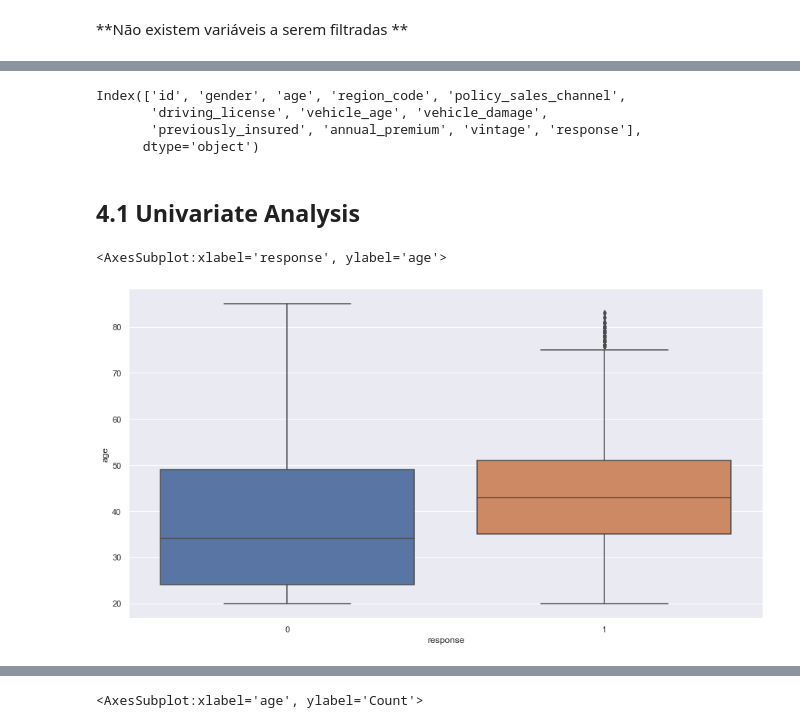
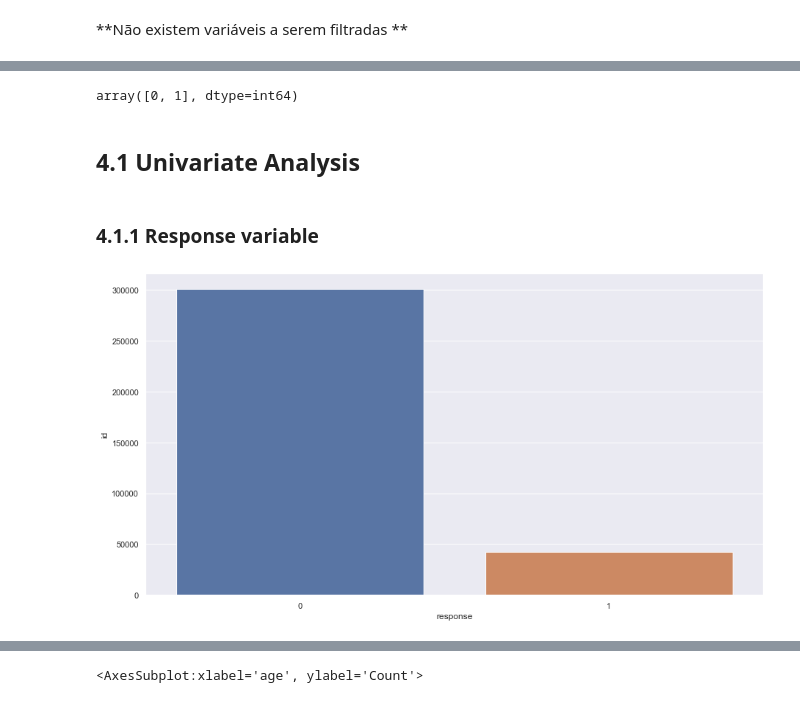
Before and after one commit to VanderCaneppelle/cross_sell, a Jupyter notebook: learn_to_rank_model_01.ipynb, the cells around one changed output, grey strips where cells are left out. Saved outputs shown, nothing was run; the diff lists cells and outputs as text; code cells hidden in the pictures.

```diff
--- a/learn_to_rank_model_01.ipynb
+++ b/learn_to_rank_model_01.ipynb
@@ -270,0 +327,12 @@ df2 = df1.copy()
+# %%
+# separando dados de teste
+
+# removendo a variavel target dos dados de teste
+X = df1.drop('response', axis=1)
+
+#salvando variavel target para validação
+y = df1['response'].copy()
+
+X_train, x_test, y_train, y_test = ms.train_test_split( X, y, test_size=0.10 )
+
+df2 = pd.concat([X_train,y_train], axis=1)
@@ -275,3 +388,19 @@ df2['vehicle_age'] = df2['vehicle_age'].apply( lambda x: 'below_1_year' if x ==
 
 #vehicle damage
 df2['vehicle_damage'] = df2['vehicle_damage'].apply( lambda x: 1 if x ==  'Yes' else 0 )
+
+# getting date of subscription
+df2['subscription_date'] = df2['vintage'].apply( lambda x: date.today() - datetime.timedelta(days= x))
+
+# converting to datetime
+df2['subscription_date']=pd.to_datetime(df2['subscription_date'])
+
+# month
+df2['month'] = df2['subscription_date'].dt.month
+
+# week fo year
+df2['week_of_year'] = df2['subscription_date'].dt.isocalendar().week
+df2['week_of_year'] = df2['week_of_year'].astype('int64')
+
+# year week
+df2['year_week'] = df2['subscription_date'].dt.strftime('%Y-%W')
@@ -284,17 +417,16 @@ df2['vehicle_damage'] = df2['vehicle_damage'].apply( lambda x: 1 if x ==  'Yes'
 # %%
 df4 = df2.copy()
-# %%
-df4.columns
-# %% [output]
-Index(['id', 'gender', 'age', 'region_code', 'policy_sales_channel',
-       'driving_license', 'vehicle_age', 'vehicle_damage',
-       'previously_insured', 'annual_premium', 'vintage', 'response'],
-      dtype='object')
+# %%
+df4['previously_insured'].unique()
+# %% [output]
+array([0, 1], dtype=int64)
 # %% [markdown]
 ## 4.1 Univariate Analysis
-# %%
-# 'age'
-sns.boxplot(x='response', y='age', data=df4)
-# %% [output]
-<AxesSubplot:xlabel='response', ylabel='age'>
-[figure, removed]
+# %% [markdown]
+### 4.1.1  Response variable
+# %%
+# Response
+aux = df4[['response','id']].groupby('response').count().reset_index()
+sns.barplot(x= 'response', y='id', data=aux);
+# %% [output]
+[figure, added]
```
Also changed, not shown: parts of 80 cells of this notebook.
